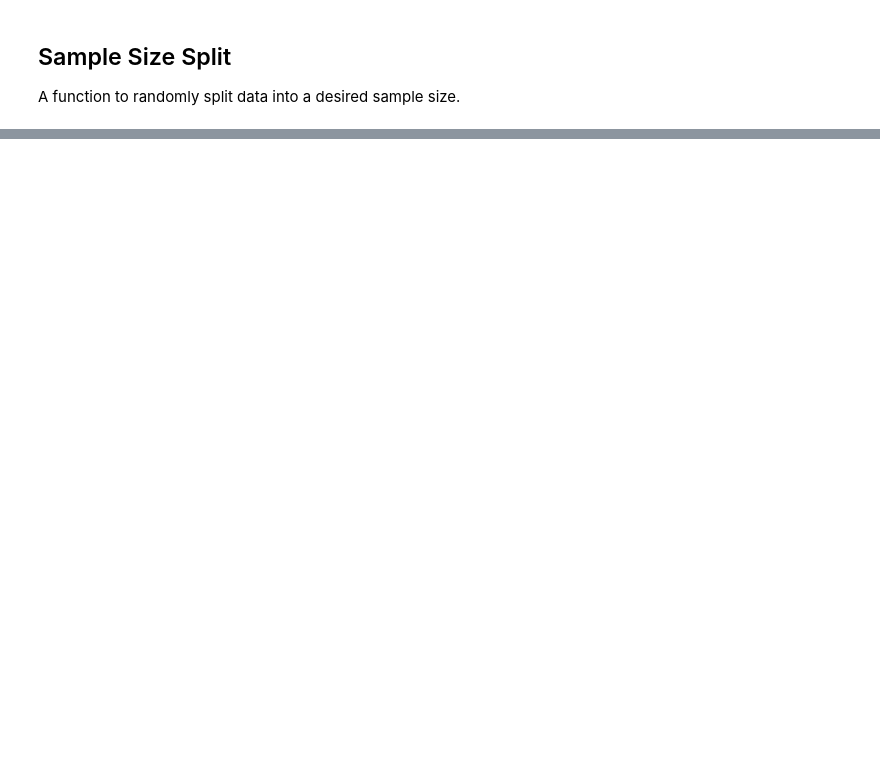
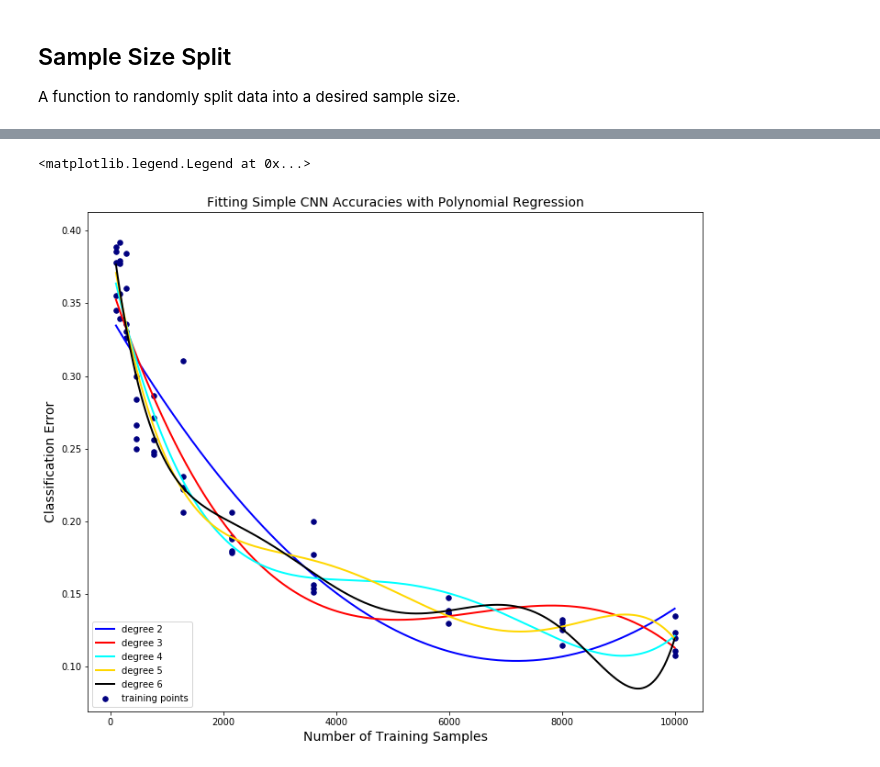
Before and after one commit to Michael-Ainsworth/random-forest, a Jupyter notebook: RF_DN_evolution.ipynb, the cells around one changed output, grey strips where cells are left out. Saved outputs shown, nothing was run; the diff lists cells and outputs as text; code cells hidden in the pictures; blank space fills up the shorter version.

```diff
--- a/RF_DN_evolution.ipynb
+++ b/RF_DN_evolution.ipynb
@@ -123,0 +427,38 @@ Please use instead:* `np.argmax(model.predict(x), axis=-1)`,   if your model doe
+# %%
+y = cnn_evolution_simple.reshape(55,)
+
+X = []
+for value in sample_sizes:
+    for _ in range(5):
+        X.append(value)
+
+X_plot = np.asarray(X)
+X = X_plot[:,np.newaxis]
+
+#X = np.asarray(sample_sizes)[:,np.newaxis]
+# y = cnn_evolution_simple_mean
+
+
+xx = np.linspace(100,10000,1000)
+xxNew = xx[:,np.newaxis]
+
+colors = ['blue', 'red', 'cyan', 'gold', 'black']
+lw = 2
+
+plt.figure(figsize = (12,10))
+plt.scatter(X_plot, y, color='navy', s=30, marker='o', label="training points")
+
+for count, degree in enumerate([2, 3, 4, 5, 6]):
+    regression_model = make_pipeline(PolynomialFeatures(degree), Ridge(alpha=10))
+    regression_model.fit(X, y)
+    y_plot = regression_model.predict(xxNew)
+    plt.plot(xx, y_plot, color=colors[count], linewidth=lw,
+             label="degree %d" % degree)
+
+plt.title('Fitting Simple CNN Accuracies with Polynomial Regression', fontsize = 14)
+plt.xlabel('Number of Training Samples', fontsize = 14)
+plt.ylabel('Classification Error', fontsize = 14)
+plt.legend(loc='lower left')
+# %% [output]
+<matplotlib.legend.Legend at 0x...>
+[figure, added]
```
Also changed, not shown: parts of 19 cells of this notebook.
